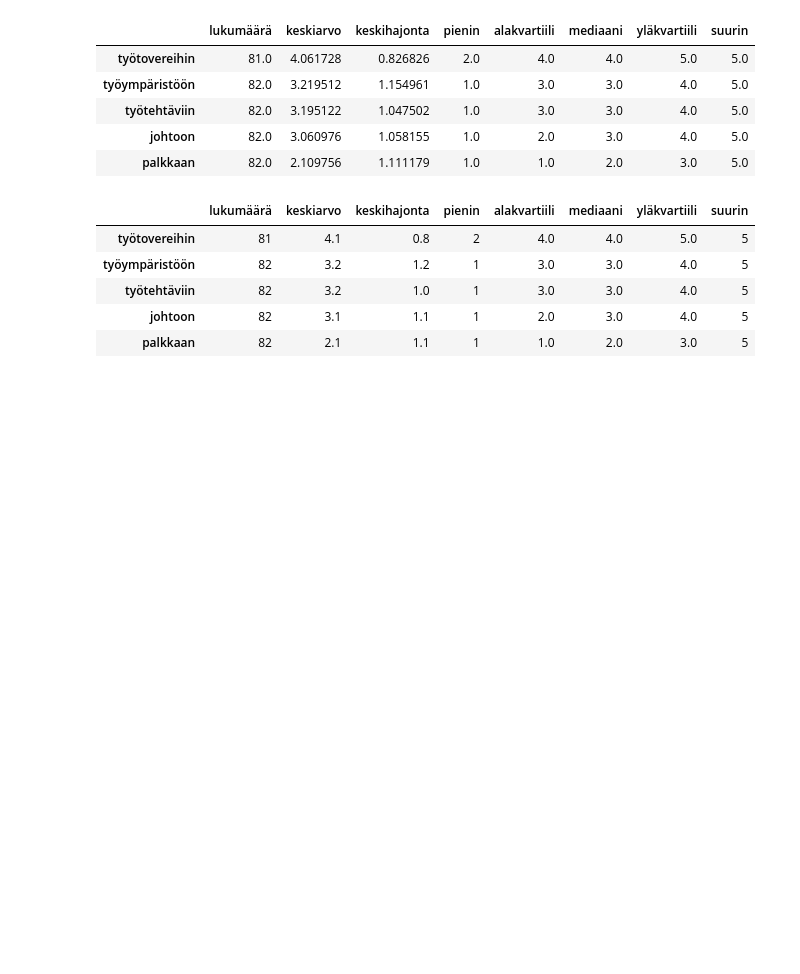
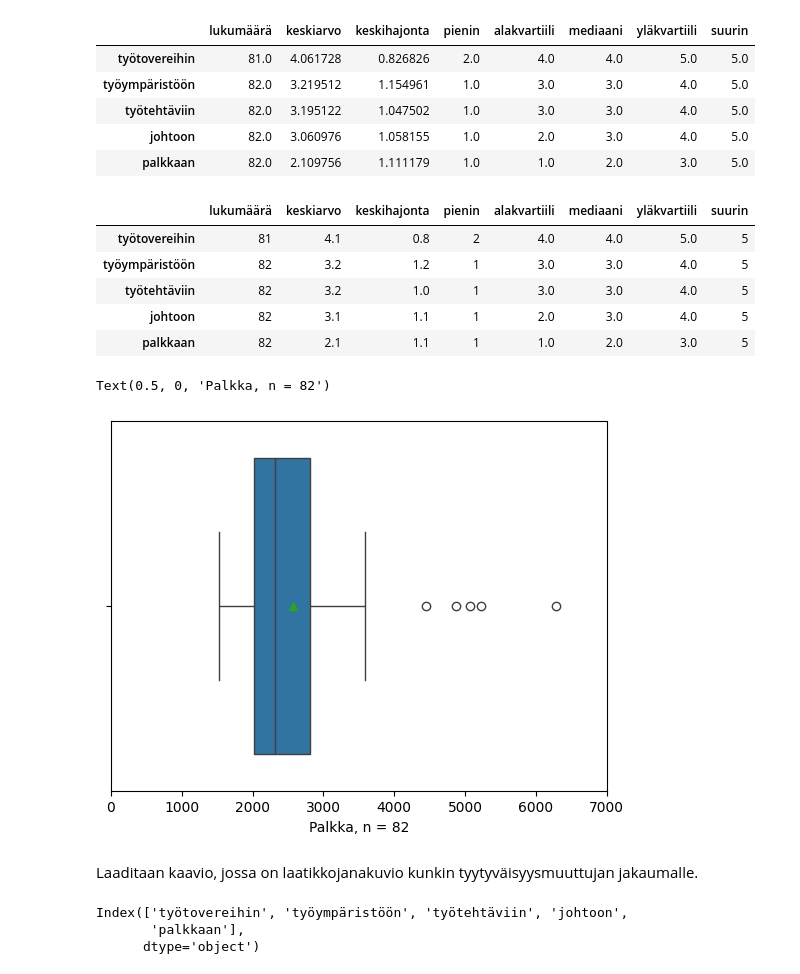
Before and after one commit to lassihi/Data-analytiikka-pythonilla, a Jupyter notebook: luento-3.ipynb, the cells around one changed output. Drawn from its saved outputs; the diff is of its cells as text; code cells hidden in the pictures; blank space fills up the shorter version.

```diff
--- a/luento-3.ipynb
+++ b/luento-3.ipynb
@@ -107,3 +107,28 @@ df3.style.format(precision=1).format(precision=0, subset=["lukumäärä", "pieni
 | työtehtäviin | 82 | 3.2 | 1.0 | 1 | 3.0 | 3.0 | 4.0 | 5 |
 | johtoon | 82 | 3.1 | 1.1 | 1 | 2.0 | 3.0 | 4.0 | 5 |
 | palkkaan | 82 | 2.1 | 1.1 | 1 | 1.0 | 2.0 | 3.0 | 5 |
+# %%
+# laatikkojanakuvio palkalle
+sns.boxplot(data=df, x="palkka", showmeans=True)
+
+# x-akselin alku ja loppu
+plt.xlim([0, 7000])
+
+# lasketaan n-arvo
+n_palkka = df["palkka"].count()
+
+# x-akselin otsikko
+plt.xlabel(f"Palkka, n = {n_palkka}")
+# %% [output]
+Text(0.5, 0, 'Palkka, n = 82')
+[figure, added]
+# %% [markdown]
+Laaditaan kaavio, jossa on laatikkojanakuvio kunkin tyytyväisyysmuuttujan jakaumalle.
+# %%
+# tyytyväisyysmuuttujien lista keskiarvon mukaisessa järjestyksessä
+lista = df.loc[: , "johtoon": "työtehtäviin"].mean().sort_values(ascending=False).index
+lista
+# %% [output]
+Index(['työtovereihin', 'työympäristöön', 'työtehtäviin', 'johtoon',
+       'palkkaan'],
+      dtype='object')
```
Also changed, not shown: parts of 2 cells of this notebook, 1 other file.
